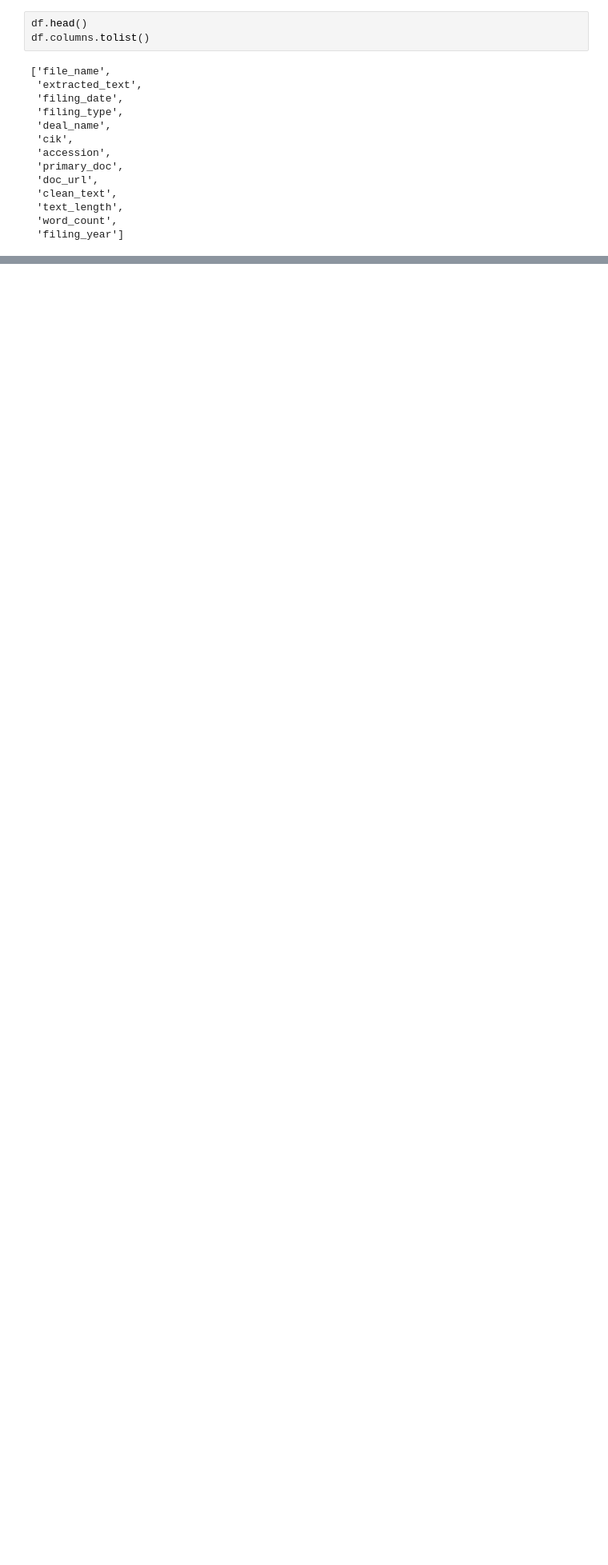
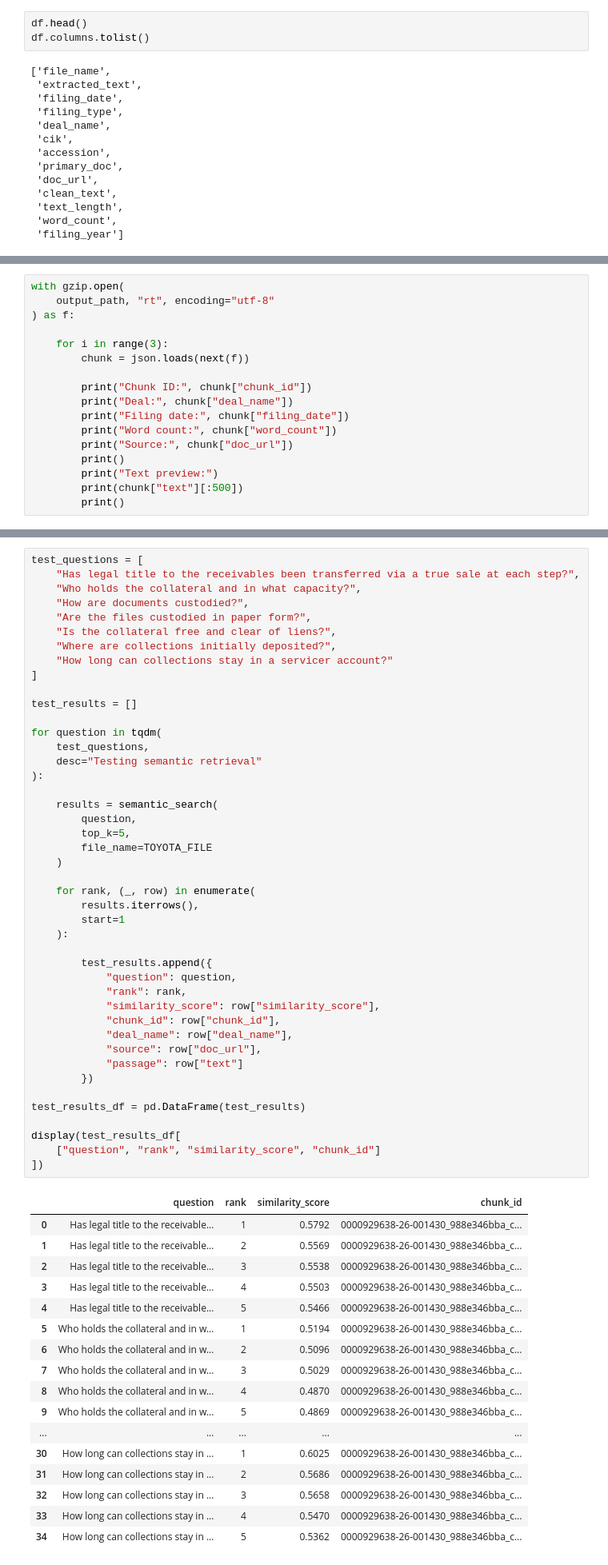
Before and after one commit to Break-Through-Tech/PIMCO-1C-ai-surveillance-analysis-based-on-abs-prospectuses, a Jupyter notebook: notebooks/btt_ai_fall_studio_pimco_1c.ipynb, the cells around one changed output, grey strips where cells are left out. Shown at 80% size. Saved outputs shown, nothing was run; the diff lists cells and outputs as text; blank space fills up the shorter version.

```diff
--- a/notebooks/btt_ai_fall_studio_pimco_1c.ipynb
+++ b/notebooks/btt_ai_fall_studio_pimco_1c.ipynb
@@ -728,0 +853,17 @@ df.columns.tolist()
+# %%
+with gzip.open(
+    output_path, "rt", encoding="utf-8"
+) as f:
+
+    for i in range(3):
+        chunk = json.loads(next(f))
+
+        print("Chunk ID:", chunk["chunk_id"])
+        print("Deal:", chunk["deal_name"])
+        print("Filing date:", chunk["filing_date"])
+        print("Word count:", chunk["word_count"])
+        print("Source:", chunk["doc_url"])
+        print()
+        print("Text preview:")
+        print(chunk["text"][:500])
+        print()
@@ -728,0 +1393,62 @@ df.columns.tolist()
+# %%
+test_questions = [
+    "Has legal title to the receivables been transferred via a true sale at each step?",
+    "Who holds the collateral and in what capacity?",
+    "How are documents custodied?",
+    "Are the files custodied in paper form?",
+    "Is the collateral free and clear of liens?",
+    "Where are collections initially deposited?",
+    "How long can collections stay in a servicer account?"
+]
+
+test_results = []
+
+for question in tqdm(
+    test_questions,
+    desc="Testing semantic retrieval"
+):
+
+    results = semantic_search(
+        question,
+        top_k=5,
+        file_name=TOYOTA_FILE
+    )
+
+    for rank, (_, row) in enumerate(
+        results.iterrows(),
+        start=1
+    ):
+
+        test_results.append({
+            "question": question,
+            "rank": rank,
+            "similarity_score": row["similarity_score"],
+            "chunk_id": row["chunk_id"],
+            "deal_name": row["deal_name"],
+            "source": row["doc_url"],
+            "passage": row["text"]
+        })
+
+test_results_df = pd.DataFrame(test_results)
+
+display(test_results_df[
+    ["question", "rank", "similarity_score", "chunk_id"]
+])
+# %% [output]
+|  | question | rank | similarity_score | chunk_id |
+| 0 | Has legal title to the receivable... | 1 | 0.5792 | 0000929638-26-001430_988e346bba_c... |
+| 1 | Has legal title to the receivable... | 2 | 0.5569 | 0000929638-26-001430_988e346bba_c... |
+| 2 | Has legal title to the receivable... | 3 | 0.5538 | 0000929638-26-001430_988e346bba_c... |
+| 3 | Has legal title to the receivable... | 4 | 0.5503 | 0000929638-26-001430_988e346bba_c... |
+| 4 | Has legal title to the receivable... | 5 | 0.5466 | 0000929638-26-001430_988e346bba_c... |
+| 5 | Who holds the collateral and in w... | 1 | 0.5194 | 0000929638-26-001430_988e346bba_c... |
+| 6 | Who holds the collateral and in w... | 2 | 0.5096 | 0000929638-26-001430_988e346bba_c... |
+| 7 | Who holds the collateral and in w... | 3 | 0.5029 | 0000929638-26-001430_988e346bba_c... |
+| 8 | Who holds the collateral and in w... | 4 | 0.4870 | 0000929638-26-001430_988e346bba_c... |
+| 9 | Who holds the collateral and in w... | 5 | 0.4869 | 0000929638-26-001430_988e346bba_c... |
+| ... | ... | ... | ... | ... |
+| 30 | How long can collections stay in ... | 1 | 0.6025 | 0000929638-26-001430_988e346bba_c... |
+| 31 | How long can collections stay in ... | 2 | 0.5686 | 0000929638-26-001430_988e346bba_c... |
+| 32 | How long can collections stay in ... | 3 | 0.5658 | 0000929638-26-001430_988e346bba_c... |
+| 33 | How long can collections stay in ... | 4 | 0.5470 | 0000929638-26-001430_988e346bba_c... |
+| 34 | How long can collections stay in ... | 5 | 0.5362 | 0000929638-26-001430_988e346bba_c... |
```
Also changed, not shown: parts of 34 cells of this notebook, 1 other file.
